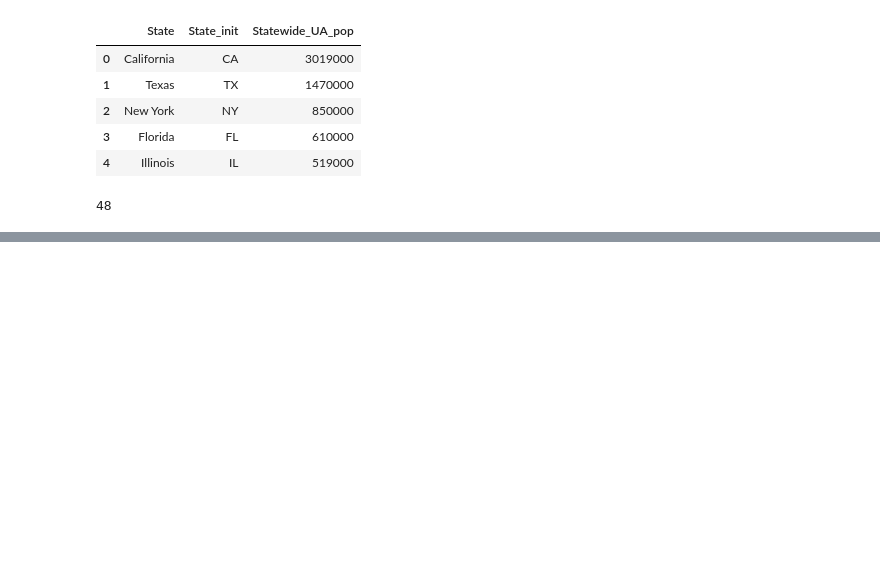
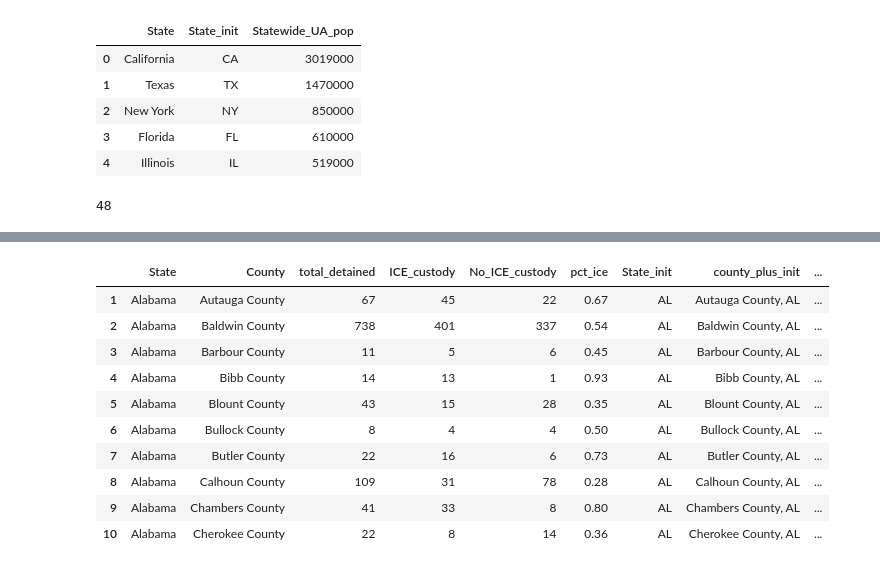
Before and after one commit to austinbrian/sheriffs, a Jupyter notebook: notebooks/Elections notebook.ipynb, the cells around one changed output, grey strips where cells are left out. Cells and saved outputs as stored; diff of their text form; code cells hidden in the pictures; blank space fills up the shorter version.

Commit message:
full refactor of the code for the immigration side of this notebook, works much better now

```diff
--- a/notebooks/Elections notebook.ipynb
+++ b/notebooks/Elections notebook.ipynb
@@ -15,15 +17,19 @@ pd.set_option('display.float_format', lambda x: "{:,.0f}".format(x) if x.is_inte
 # %%
 def get_pres_data():
     ct = pd.read_csv('../data/ct.csv',dtype={'FIPS':object})
+    fips = ct.set_index('FIPS')['fips_county'].to_dict()
     pres = pd.read_csv('../data/president_counties.csv')
+    pres.FIPS = pres.FIPS.apply(lambda x: str(x).zfill(5))
+    pres['full_county_name'] = pres.FIPS.map(fips).str.upper()
     pres['turnout'] =  pres.total_votes/pres.people
     cols = [i for i in pres.columns]
     cols.append('fips_county')
+    pres['fips_county'] = [str(i.split(',')[0]) for i in pres.countyname]
     pres['fips_countyname_county'] = [str(i.split(',')[0])+' County'
                                       for i in pres.countyname]
     pres['state'] = [str
                      (i.split(',')[1][1:]) for i in pres.countyname]
-    return pres
+    return pres[cols]
 get_pres_data().head()
 # %% [output]
 |  | FIPS | countyname | state | clinton | trump | johnson | ind_cand | mcmullin | total_votes | AGI | ... |
@@ -98,11 +116,15 @@ def get_ice_data():
     # It's annoying that we don't have the state init here, so I'll import it from the state estimates
     state_inits = get_ua_state_estimates().set_index('State')['State_init'].to_dict()
     ice['State_init'] = ice.State.map(state_inits)
+    ice.loc[ice.State=="North Dakota",'State_init'] = "ND"
+    ice.loc[ice.State=="Puerto Rico",'State_init'] = "PR"
+    ice.loc[ice.State=="Vermont",'State_init'] = "VT"
+    ice.loc[ice.State=="Virgin Islands",'State_init'] = "VI"
+
 
     # similarly for fips
-#     fips = get_pres_data().set_index(['state','fips_countyname_county'])['FIPS'].to_dict()
-#     fips_keys = list(fips.keys())
-    ice['FIPS'] = ice[['State_init','County']].apply(lambda x: apply_fips(x.values),axis=1)
-#     ice['FIPS'] = ice.set_index(['State_init','County']).map(fips)
+    ice['county_plus_init'] = ice.County+", "+ice.State_init
+    ice['county_plus_init_upper'] = ice.county_plus_init.str.upper()
+    ice['FIPS'] = ice.county_plus_init_upper.map(get_pres_data().set_index('full_county_name')['FIPS'].to_dict())
+#     ice['FIPS'] = ice[['State_init','County']].apply(lambda x: apply_fips(x.values),axis=1)
     return ice
-get_ice_data().head()
@@ -185,0 +131,3 @@ get_pres_data().set_index(['state','fips_countyname_county'])['FIPS'].to_dict()
+# %%
+%%time
+ice = get_ice_data()
@@ -185,0 +137,14 @@ get_pres_data().set_index(['state','fips_countyname_county'])['FIPS'].to_dict()
+# %%
+ice.head(10)
+# %% [output]
+|  | State | County | total_detained | ICE_custody | No_ICE_custody | pct_ice | State_init | county_plus_init | ... |
+| 1 | Alabama | Autauga County | 67 | 45 | 22 | 0.67 | AL | Autauga County, AL | ... |
+| 2 | Alabama | Baldwin County | 738 | 401 | 337 | 0.54 | AL | Baldwin County, AL | ... |
+| 3 | Alabama | Barbour County | 11 | 5 | 6 | 0.45 | AL | Barbour County, AL | ... |
+| 4 | Alabama | Bibb County | 14 | 13 | 1 | 0.93 | AL | Bibb County, AL | ... |
+| 5 | Alabama | Blount County | 43 | 15 | 28 | 0.35 | AL | Blount County, AL | ... |
+| 6 | Alabama | Bullock County | 8 | 4 | 4 | 0.50 | AL | Bullock County, AL | ... |
+| 7 | Alabama | Butler County | 22 | 16 | 6 | 0.73 | AL | Butler County, AL | ... |
+| 8 | Alabama | Calhoun County | 109 | 31 | 78 | 0.28 | AL | Calhoun County, AL | ... |
+| 9 | Alabama | Chambers County | 41 | 33 | 8 | 0.80 | AL | Chambers County, AL | ... |
+| 10 | Alabama | Cherokee County | 22 | 8 | 14 | 0.36 | AL | Cherokee County, AL | ... |
```
Also changed, not shown: parts of 31 cells of this notebook.
